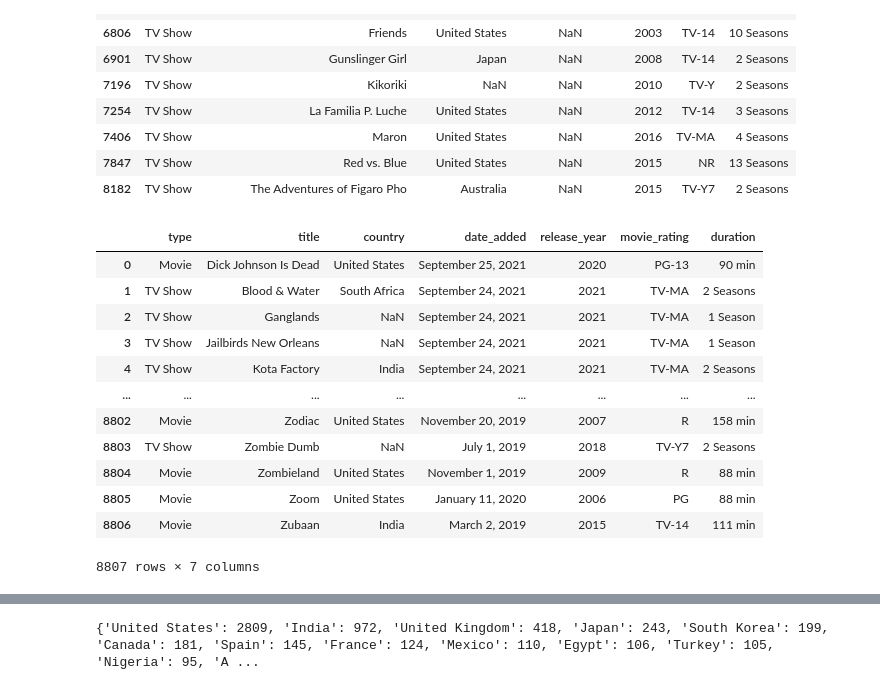
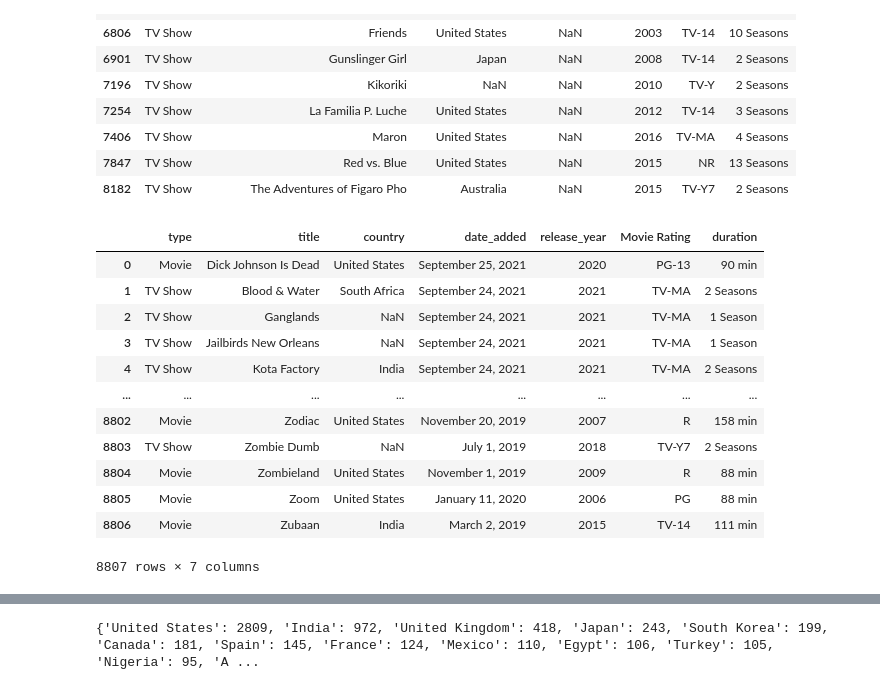
Before and after one commit to melisavacca/Netflix_Team_1, a Jupyter notebook: data_cleaning.ipynb, the cells around one changed output, grey strips where cells are left out. Drawn from its saved outputs; the diff is of its cells as text; code cells hidden in the pictures.

```diff
--- a/data_cleaning.ipynb
+++ b/data_cleaning.ipynb
@@ -455,11 +437,11 @@ netflix2_df_dropped[netflix2_df_dropped['date_added'].isnull()]
 | 7847 | TV Show | Red vs. Blue | United States | NaN | 2015 | NR | 13 Seasons |
 | 8182 | TV Show | The Adventures of Figaro Pho | Australia | NaN | 2015 | TV-Y7 | 2 Seasons |
 # %%
-#Rename columns
-netflix2_df_rename = netflix2_df_dropped.rename(columns={"rating": "movie_rating"})
+#Rename rating column
+netflix2_df_rename = netflix2_df_dropped.rename(columns={"rating": "Movie Rating"})
 netflix2_df_rename
 # %% [output]
-|  | type | title | country | date_added | release_year | movie_rating | duration |
+|  | type | title | country | date_added | release_year | Movie Rating | duration |
 | 0 | Movie | Dick Johnson Is Dead | United States | September 25, 2021 | 2020 | PG-13 | 90 min |
 | 1 | TV Show | Blood & Water | South Africa | September 24, 2021 | 2021 | TV-MA | 2 Seasons |
 | 2 | TV Show | Ganglands | NaN | September 24, 2021 | 2021 | TV-MA | 1 Season |
```
Also changed, not shown: parts of 19 cells of this notebook.
